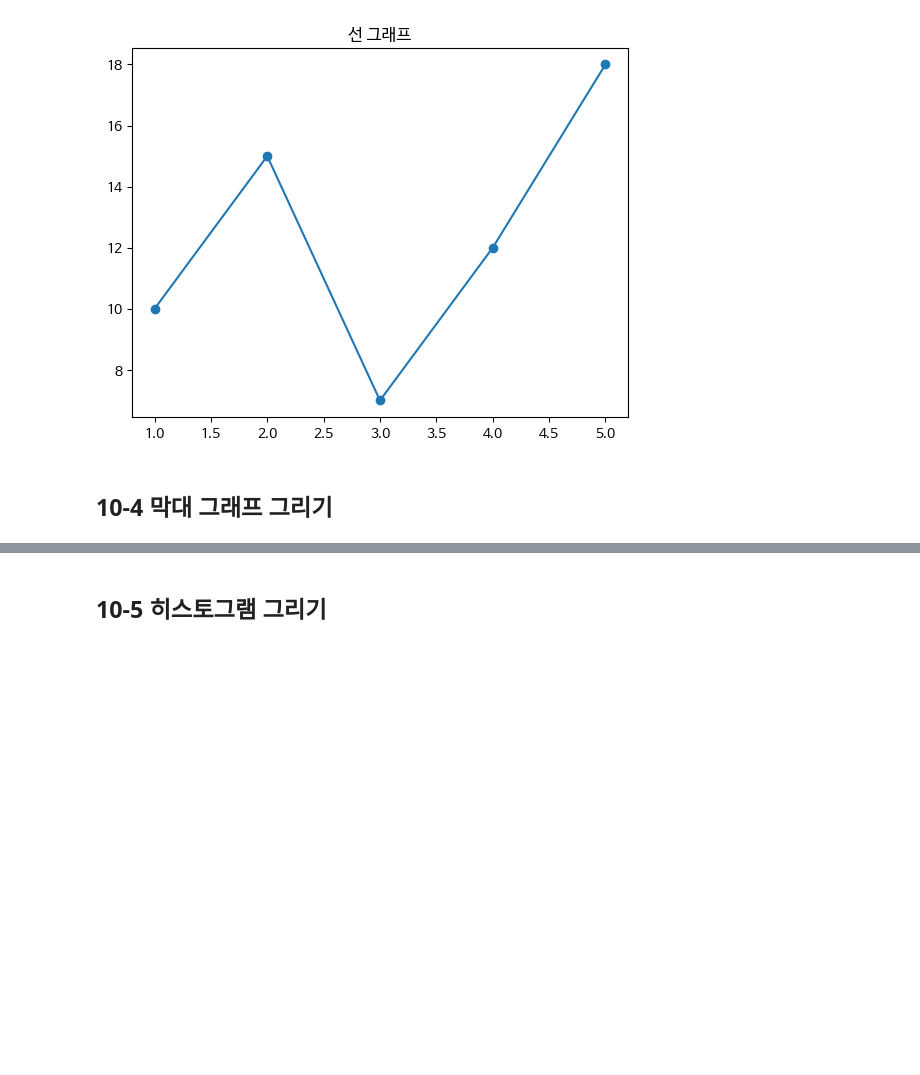
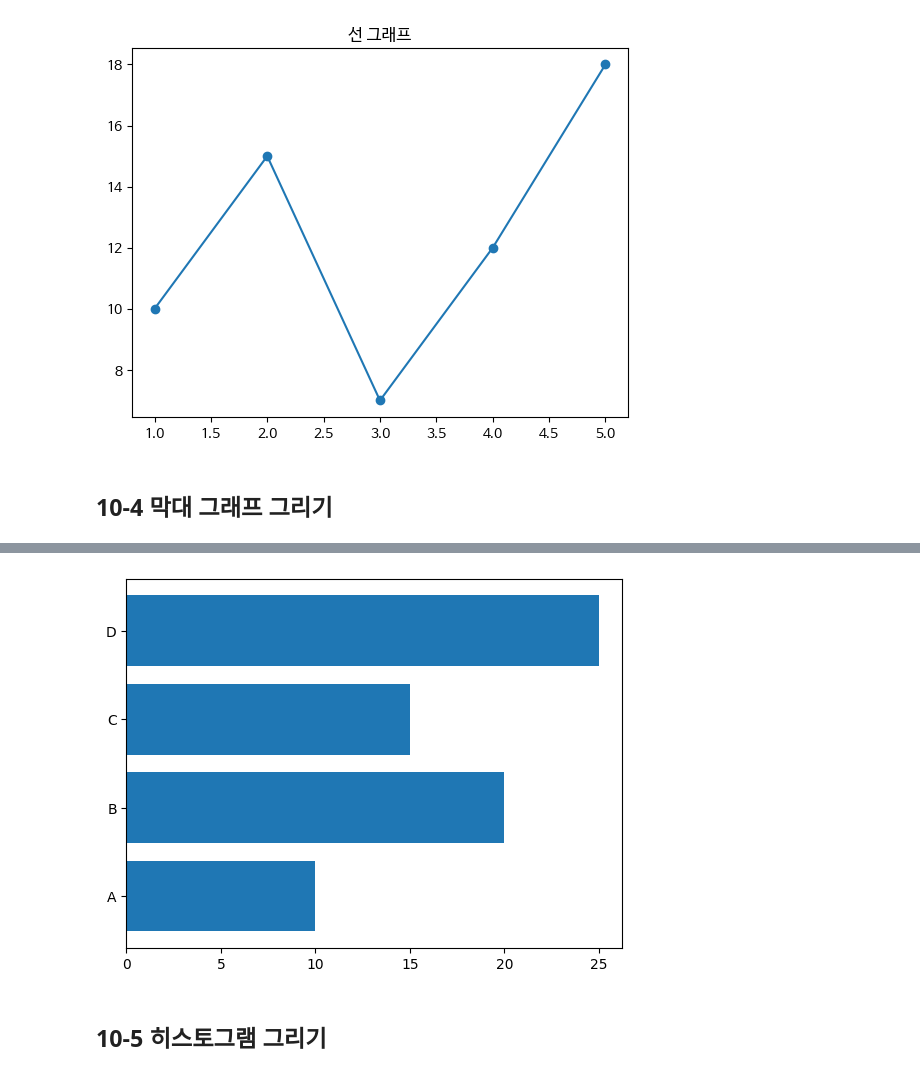
Before and after one commit to jj-it-lab/Data-Analysis-with-Open-Source, a Jupyter notebook: 오픈소스_데이터_분석_10강.ipynb, the cells around one changed output, grey strips where cells are left out. Drawn from its saved outputs; the diff is of its cells as text; code cells hidden in the pictures; blank space fills up the shorter version.

```diff
--- a/오픈소스_데이터_분석_10강.ipynb
+++ b/오픈소스_데이터_분석_10강.ipynb
@@ -99,10 +111,12 @@ plt.show()
 # %%
 import matplotlib.pyplot as plt
 
 ## 데이터 정의
 categories = ['A', 'B', 'C', 'D']
 values = [10, 20, 15, 25]
 
-## 막대 그래프 그리기
-
+## 가로 막대 그래프 그리기
+plt.barh(categories,values)
 plt.show()
+# %% [output]
+[figure, added]
```
Also changed, not shown: parts of 6 cells of this notebook.
